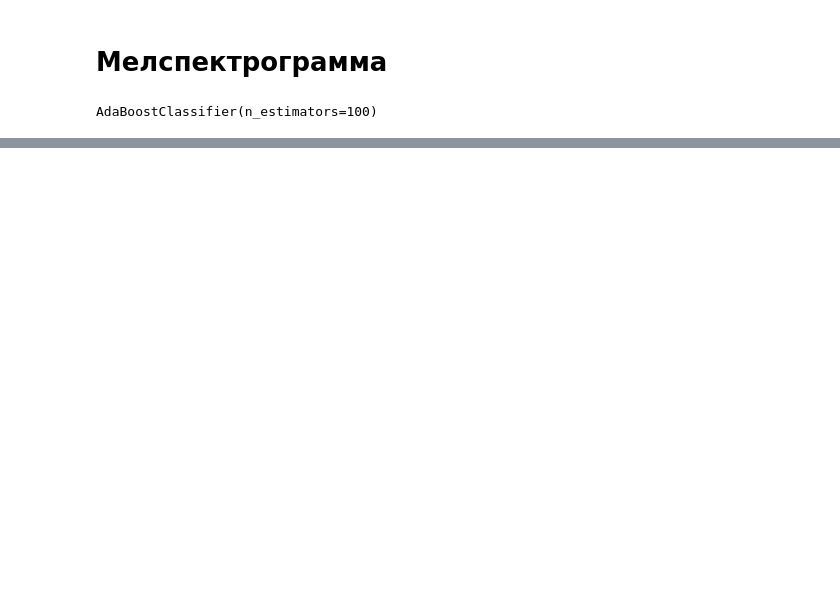
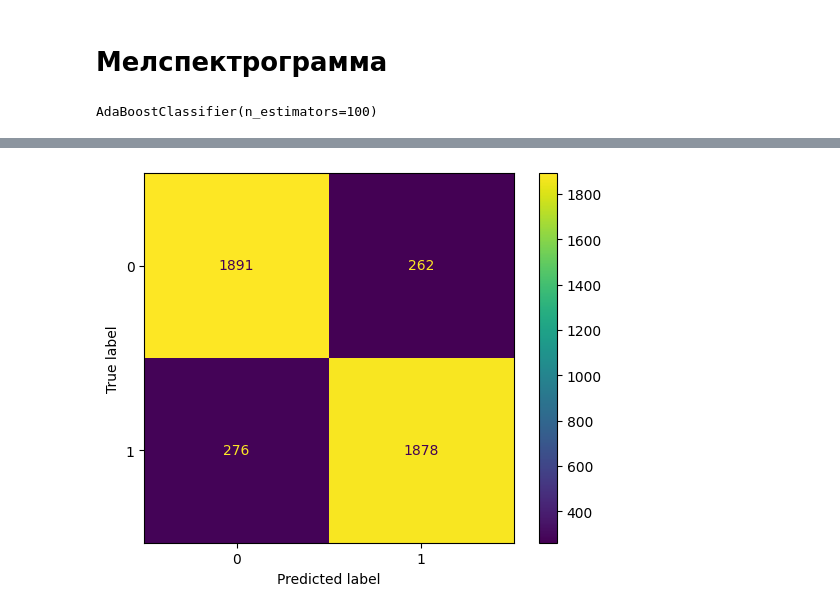
Before and after one commit to BudrevichMaksim/courseproject, a Jupyter notebook: w2vtest.ipynb, the cells around one changed output, grey strips where cells are left out. Saved outputs shown, nothing was run; the diff lists cells and outputs as text; code cells hidden in the pictures; blank space fills up the shorter version.

```diff
--- a/w2vtest.ipynb
+++ b/w2vtest.ipynb
@@ -202,0 +231,3 @@ plt.show()
+# %%
+y_pred_mel_cmp = clf_mel_cmp.predict(X_test_mel_cmp)
+print(classification_report(y_test_mel_cmp, y_pred_mel_cmp))
@@ -202,0 +243,7 @@ plt.show()
+# %%
+cm_mel_cmp = confusion_matrix(y_test_mel_cmp, y_pred_mel_cmp)
+disp = ConfusionMatrixDisplay(confusion_matrix=cm_mel_cmp)
+disp.plot()
+plt.show()
+# %% [output]
+[figure, added]
```
Also changed, not shown: parts of 19 cells of this notebook.
